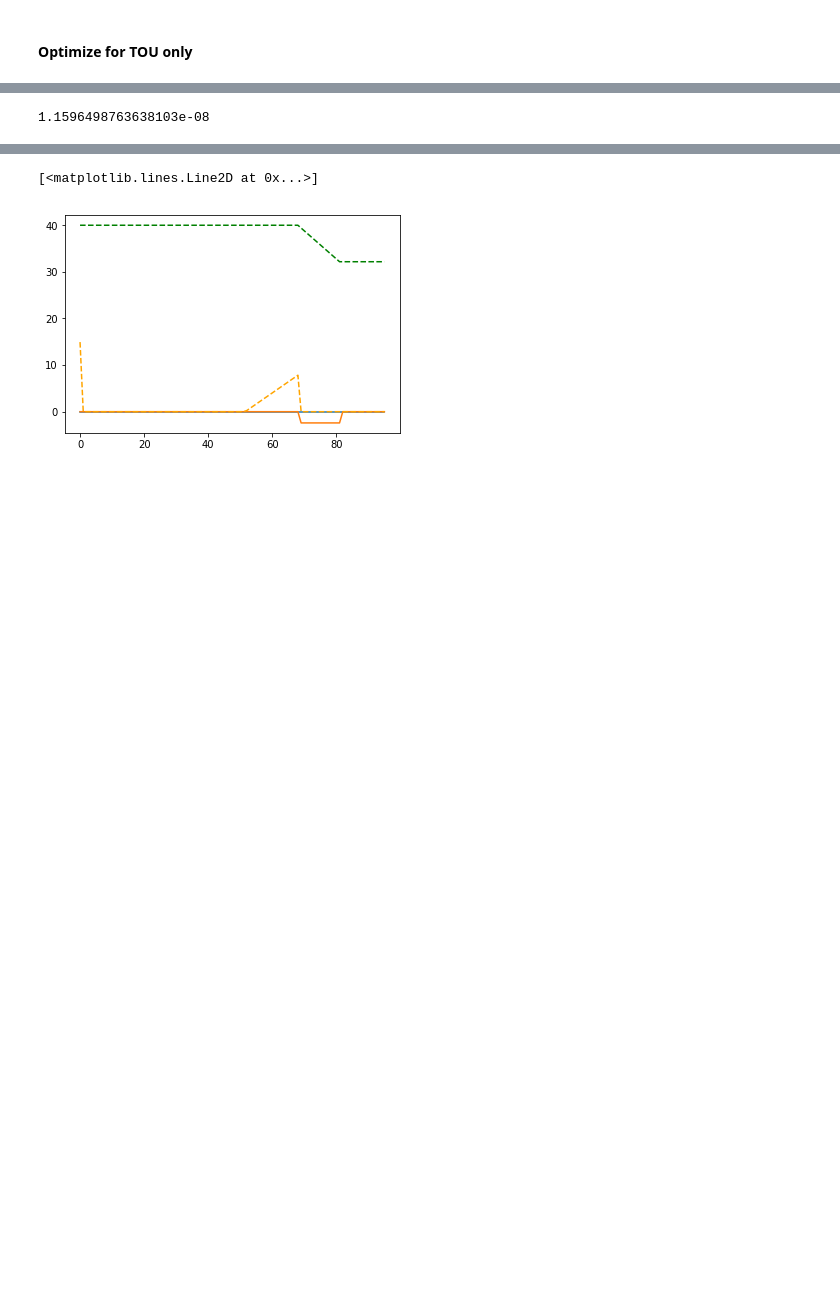
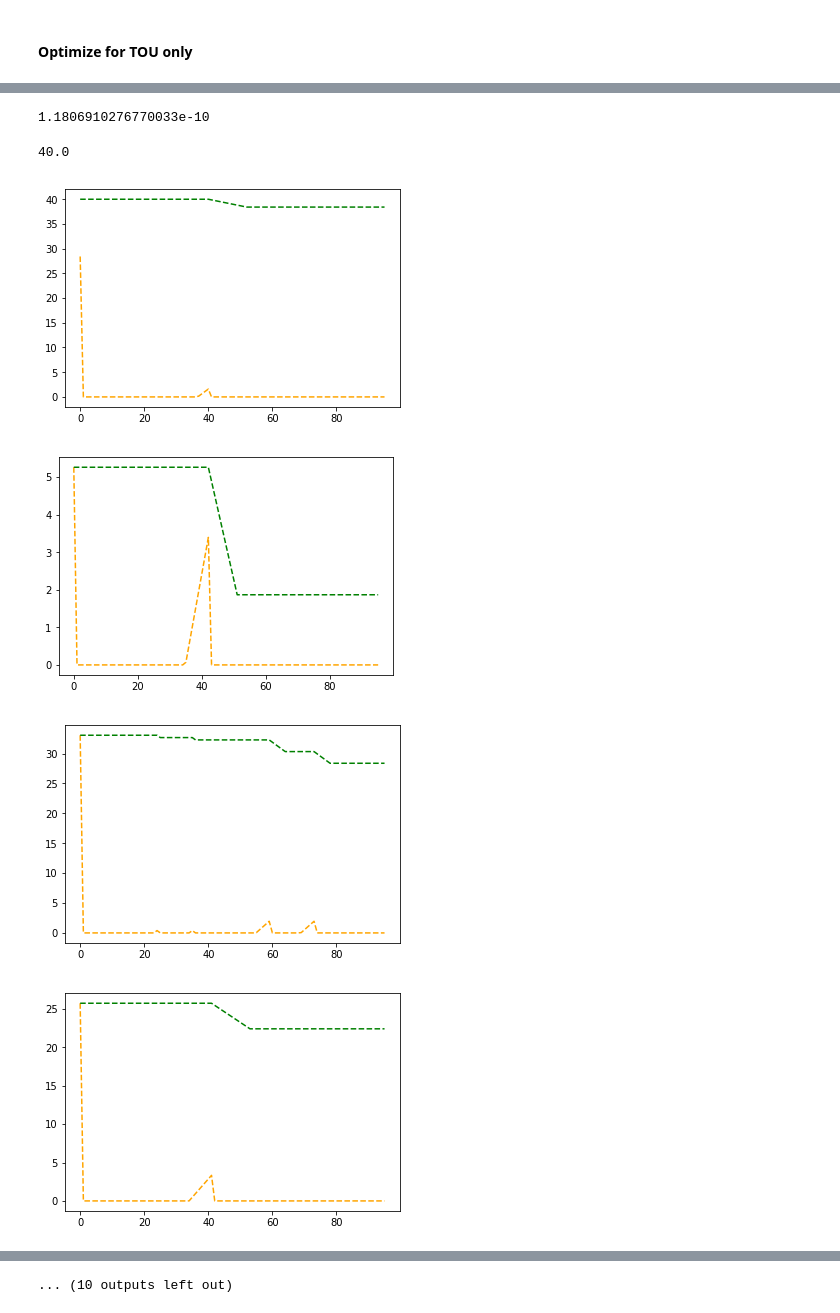
Before and after one commit to evgaston/BatterySystems, a Jupyter notebook: Simulation_Creation_102719.ipynb, the cells around one changed output, grey strips where cells are left out. Drawn from its saved outputs; the diff is of its cells as text; code cells hidden in the pictures; blank space fills up the shorter version.

```diff
--- a/Simulation_Creation_102719.ipynb
+++ b/Simulation_Creation_102719.ipynb
@@ -637,8 +661,8 @@ def make_tou_objectives(constraints, varCharge,arrSOCconstraint,fltDt,lsCostElec
 # %%
 constraints, varCharge, varSOCs = make_tou_constraints(arrSOCconstraint, arrChargeRate, arrCanCharge,\
                                                 fltDt, fltBatteryCap, arrConsumption,maxLoads)
-# lsCostElectric = dfCostElectric.values
-lsCostElectric = [1 for i in range(96)]
+lsCostElectric = dfCostElectric.values
+# lsCostElectric = [1 for i in range(96)]
 constraints, obj_value = make_tou_objectives(constraints, varCharge,arrSOCconstraint,fltDt,lsCostElectric)
 
 obj = cvx.Minimize(obj_value)
@@ -646,10 +670,21 @@ prob = cvx.Problem(obj, constraints)
 
 prob.solve(solver=cvx.MOSEK)
 # %% [output]
-1.1596498763638103e-08
+1.1806910276770033e-10
+# %%
+num_vehicles = np.shape(arrConsumption)[0]
+fltBatteryCap
+# %% [output]
+40.0
 # %%
-plt.plot(np.arange(96),varCharge.value[0,:])
-plt.plot(np.arange(96),arrConsumption[0,:])
-plt.plot(np.arange(96), arrSOCconstraint[0,:], color='orange', linestyle='--')
-plt.plot(np.arange(96), varSOCs.value[0,:], color='green',linestyle ='--')
+for v in range(num_vehicles):
+    plt.figure()
+#     plt.plot(np.arange(96),varCharge.value[v,:])
+#     plt.plot(np.arange(96),arrConsumption[v,:])
+    plt.plot(np.arange(96), arrSOCconstraint[v,:], color='orange', linestyle='--')
+    plt.plot(np.arange(96), varSOCs.value[v,:], color='green',linestyle ='--')
 # %% [output]
+[figure, new version]
+[figure, added]
+[figure, added]
+[figure, added]
@@ -656,2 +699 @@ plt.plot(np.arange(96), varSOCs.value[0,:], color='green',linestyle ='--')
-[<matplotlib.lines.Line2D at 0x...>]
+... (10 outputs left out)
-[figure, old version]
```
Also changed, not shown: parts of 22 cells of this notebook.
